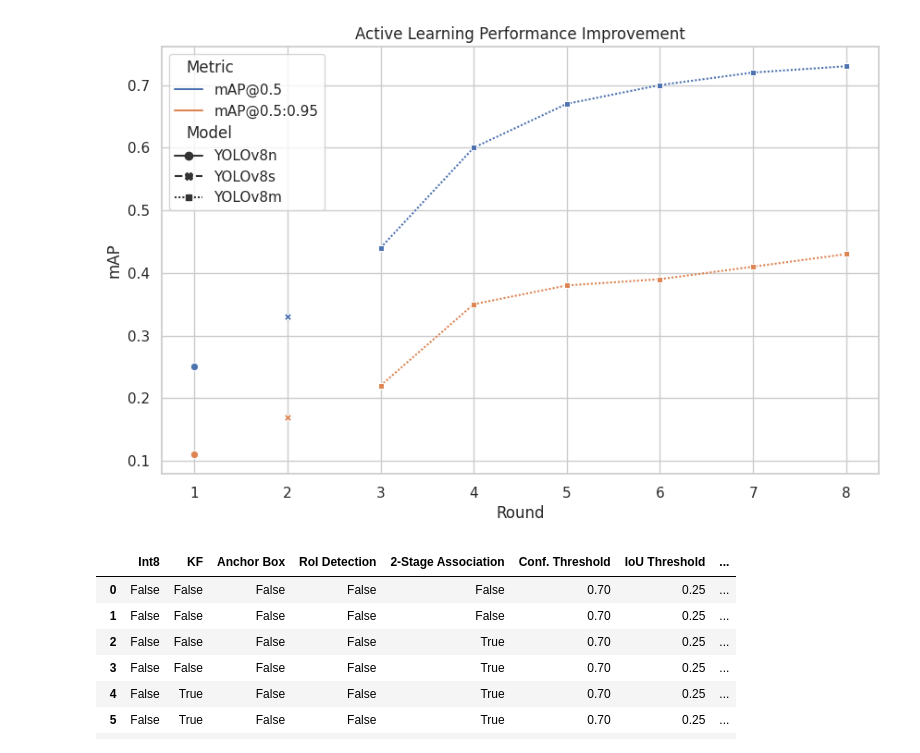
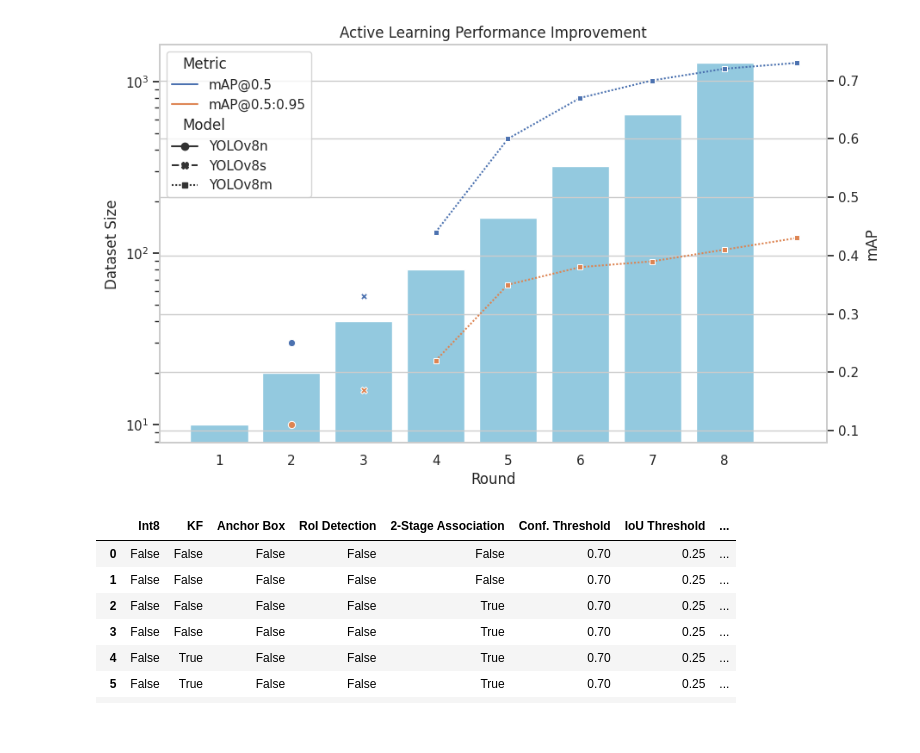
Before and after one commit to UGA-BSAIL/cotton_flower_mot, a Jupyter notebook: notebooks/generate_figures.ipynb, the cells around one changed output. Saved outputs shown, nothing was run; the diff lists cells and outputs as text; code cells hidden in the pictures.

Commit message:
Modify active learning figure.

```diff
--- a/notebooks/generate_figures.ipynb
+++ b/notebooks/generate_figures.ipynb
@@ -6,7 +6,8 @@ rounds = list(range(1, 9))
 models = ["YOLOv8n", "YOLOv8s"] + ["YOLOv8m"] * 6
 map_0_5 = [0.25, 0.33, 0.44, 0.6, 0.67, 0.70, 0.72, 0.73]
 map_0_95 = [0.11, 0.17, 0.22, 0.35, 0.38, 0.39, 0.41, 0.43]
+dataset_size = [10, 20, 40, 80, 160, 320, 640, 1280]
 
-al_performance_df = pd.DataFrame(data={"Round": rounds, "Model": models, "mAP@0.5": map_0_5, "mAP@0.5:0.95": map_0_95})
+al_performance_df = pd.DataFrame(data={"Round": rounds, "Model": models, "mAP@0.5": map_0_5, "mAP@0.5:0.95": map_0_95, "Dataset Size": dataset_size})
 al_performance_df
 # %% [output]
@@ -27,11 +29,20 @@ import matplotlib.pyplot as plt
 sns.set(style="whitegrid")
 
 # Melt the DataFrame to have a single "Metric" column for different mAP types
-al_performance_melted = al_performance_df.melt(id_vars=['Round', 'Model'], var_name='Metric', value_name='mAP')
+al_performance_melted = al_performance_df.melt(id_vars=['Round', 'Model'], var_name='Metric', value_name='mAP', value_vars=["mAP@0.5", "mAP@0.5:0.95"])
 
-# Create the line plot
-plt.figure(figsize=(10, 6))
-sns.lineplot(data=al_performance_melted, x='Round', y='mAP', hue='Metric', style='Model', markers=True)
+# Plot the dataset size.
+fig, ax1 = plt.subplots(figsize=(10, 6))
+sns.barplot(ax=ax1, data=al_performance_df, x="Round", y="Dataset Size", color="skyblue")
+# Don't show the grid lines, because they interfere with the other y-axis.
+ax1.grid(False)
+# Use log scale.
+ax1.set_yscale("log")
+
+# Create the line plot on top.
+ax2 = ax1.twinx()
+sns.lineplot(ax=ax2,data=al_performance_melted, x='Round', y='mAP', hue='Metric', style='Model', markers=True)
+
 plt.title('Active Learning Performance Improvement')
 plt.xlabel('Round')
 plt.ylabel('mAP')
@@ -40,4 +52,4 @@ plt.show()
-[figure, old version]
+[figure, new version]
 # %%
 # Create ablation experiments plot.
 ablation_data = pd.read_excel("Experiments.xlsx", sheet_name="Ablation", true_values={"Y"}, false_values={"N"})
```
Also changed, not shown: parts of 2 cells of this notebook.
